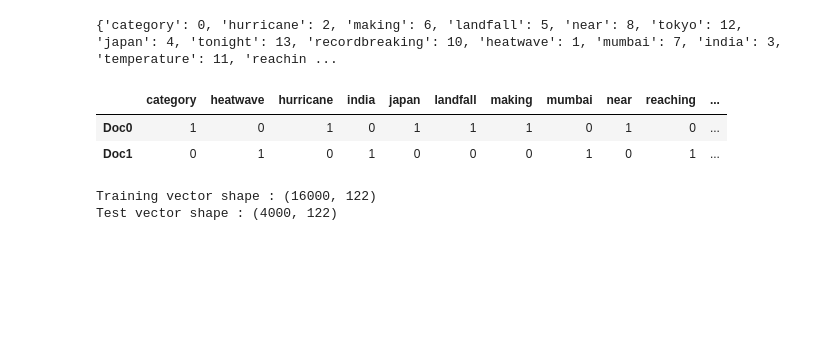
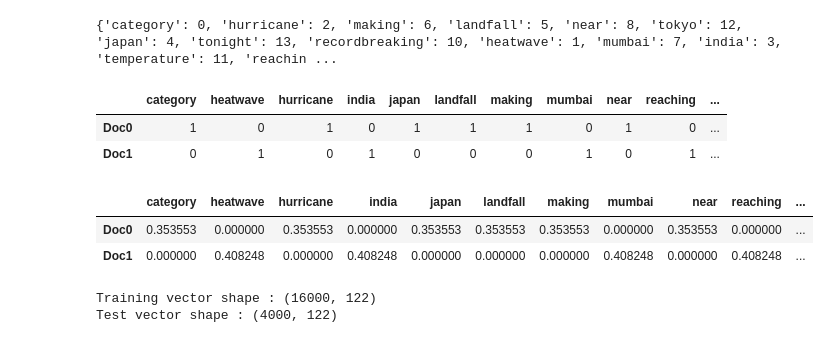
Before and after one commit to Prabhu12345678/Generative_AI_Skill_Level_2, a Jupyter notebook: tf_idf_Solution.ipynb, the cells around one changed output. Saved outputs shown, nothing was run; the diff lists cells and outputs as text; code cells hidden in the pictures; blank space fills up the shorter version.

```diff
--- a/tf_idf_Solution.ipynb
+++ b/tf_idf_Solution.ipynb
@@ -146,6 +148,22 @@ display(sample_df)
 |  | category | heatwave | hurricane | india | japan | landfall | making | mumbai | near | reaching | ... |
 | Doc0 | 1 | 0 | 1 | 0 | 1 | 1 | 1 | 0 | 1 | 0 | ... |
 | Doc1 | 0 | 1 | 0 | 1 | 0 | 0 | 0 | 1 | 0 | 1 | ... |
+# %%
+from sklearn.feature_extraction.text import TfidfVectorizer
+
+tfidf_vectorizer = TfidfVectorizer()
+
+wm = tfidf_vectorizer.fit_transform(sample_corpora)
+
+feat_names = tfidf_vectorizer.get_feature_names_out()
+
+sample_df = pd.DataFrame(wm.toarray(), index=doc_names, columns=feat_names)
+
+display(sample_df)
+# %% [output]
+|  | category | heatwave | hurricane | india | japan | landfall | making | mumbai | near | reaching | ... |
+| Doc0 | 0.353553 | 0.000000 | 0.353553 | 0.000000 | 0.353553 | 0.353553 | 0.353553 | 0.000000 | 0.353553 | 0.000000 | ... |
+| Doc1 | 0.000000 | 0.408248 | 0.000000 | 0.408248 | 0.000000 | 0.000000 | 0.000000 | 0.408248 | 0.000000 | 0.408248 | ... |
 # %%
 from sklearn.feature_extraction.text import TfidfVectorizer
 from sklearn.model_selection import train_test_split
```
Also changed, not shown: parts of 1 cell of this notebook.
